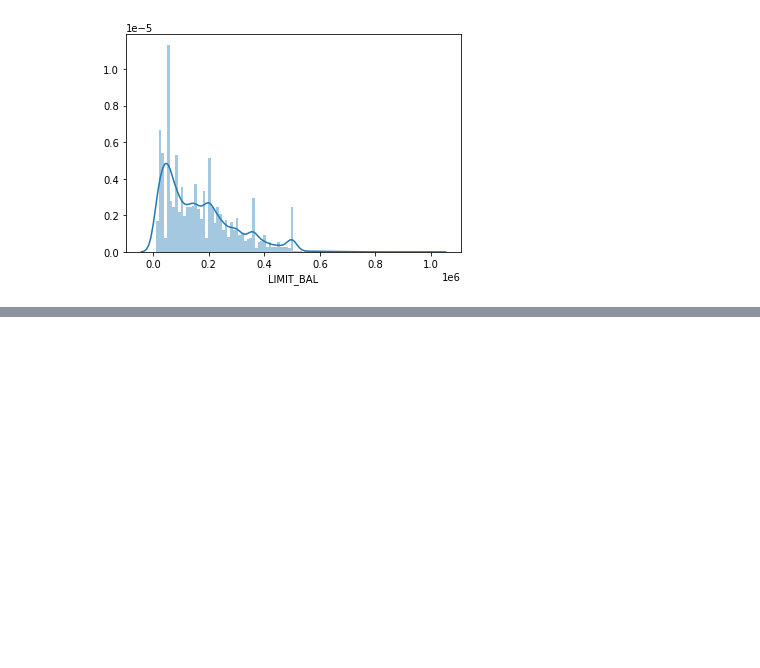
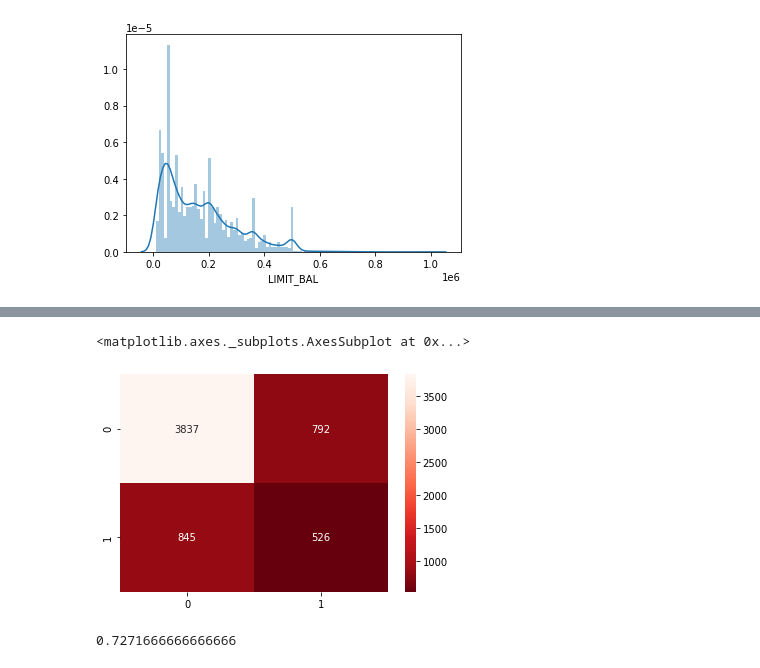
Before and after one commit to bhavyadeep111/MachineLearning, a Jupyter notebook: Credit_Card_Deafult.ipynb, the cells around one changed output, grey strips where cells are left out. Saved outputs shown, nothing was run; the diff lists cells and outputs as text; code cells hidden in the pictures; blank space fills up the shorter version.

```diff
--- a/Credit_Card_Deafult.ipynb
+++ b/Credit_Card_Deafult.ipynb
@@ -128,0 +136,7 @@ print()
+# %%
+X_new = X.drop(['ID','SEX','EDUCATION','MARRIAGE','AGE','BILL_AMT1','BILL_AMT2','BILL_AMT3','BILL_AMT4','BILL_AMT5','BILL_AMT6'], axis=1)
+# %%
+#As data is in different scale, Let's perform feature scaling
+from sklearn.preprocessing import StandardScaler
+StdScl = StandardScaler()
+X_new = StdScl.fit_transform(X_new)
@@ -128,0 +147,4 @@ print()
+# %%
+from sklearn.model_selection import train_test_split
+
+x_train, x_test, y_train, y_test = train_test_split(X_new,Y, test_size = 0.2)
@@ -128,0 +156,15 @@ print()
+# %%
+#Building DecisionTreemodel
+DT_clf = DecisionTreeClassifier()
+DT_clf.fit(x_train, y_train)
+y_pred = DT_clf.predict(x_test)
+# %%
+ConfMat = confusion_matrix(y_pred, y_test)
+sns.heatmap(ConfMat, annot=True, fmt='d', cmap='Reds_r')
+# %% [output]
+<matplotlib.axes._subplots.AxesSubplot at 0x...>
+[figure, added]
+# %%
+accuracy_score(y_pred, y_test)
+# %% [output]
+0.7271666666666666
```
Also changed, not shown: parts of 8 cells of this notebook.
